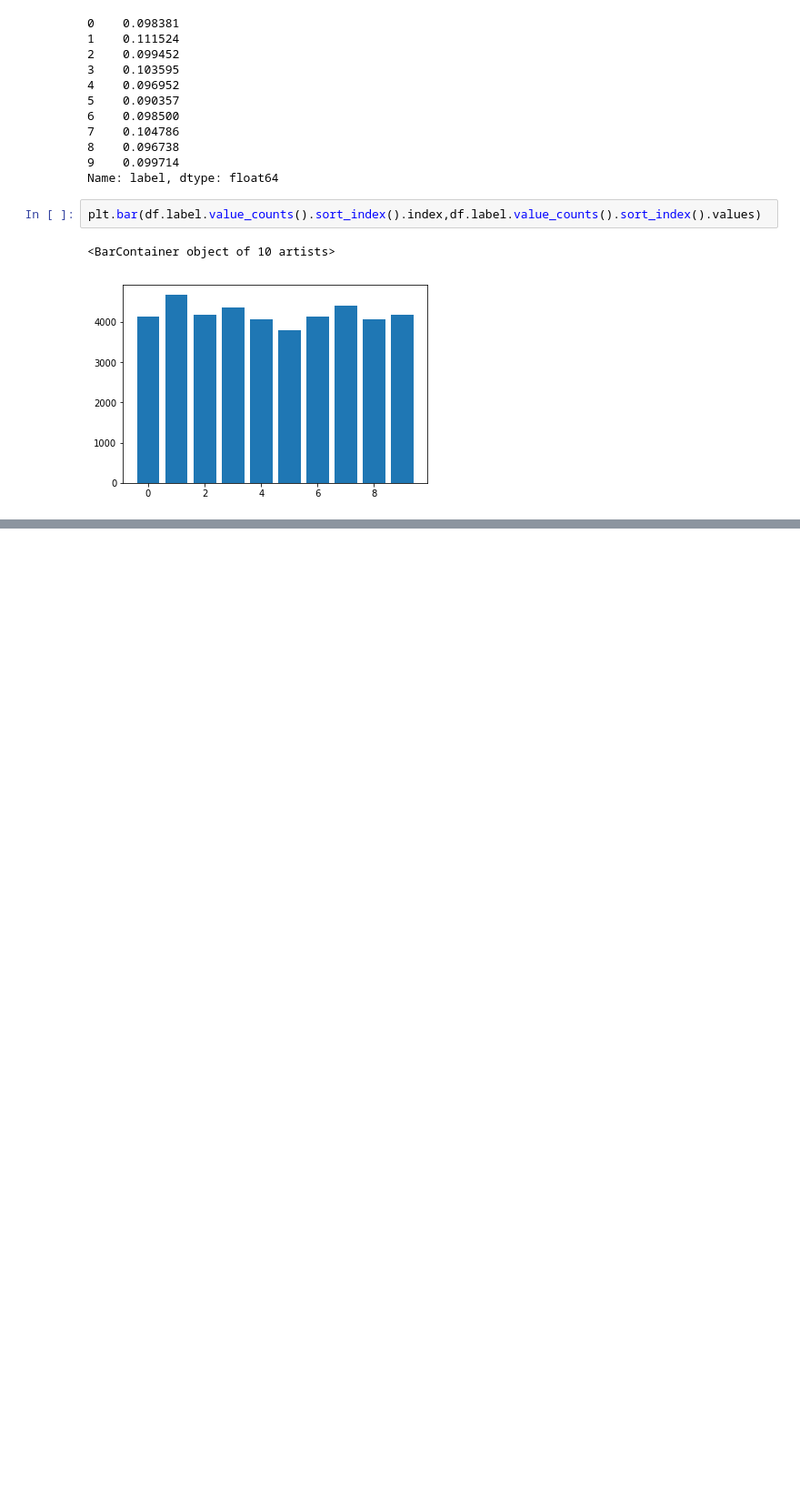
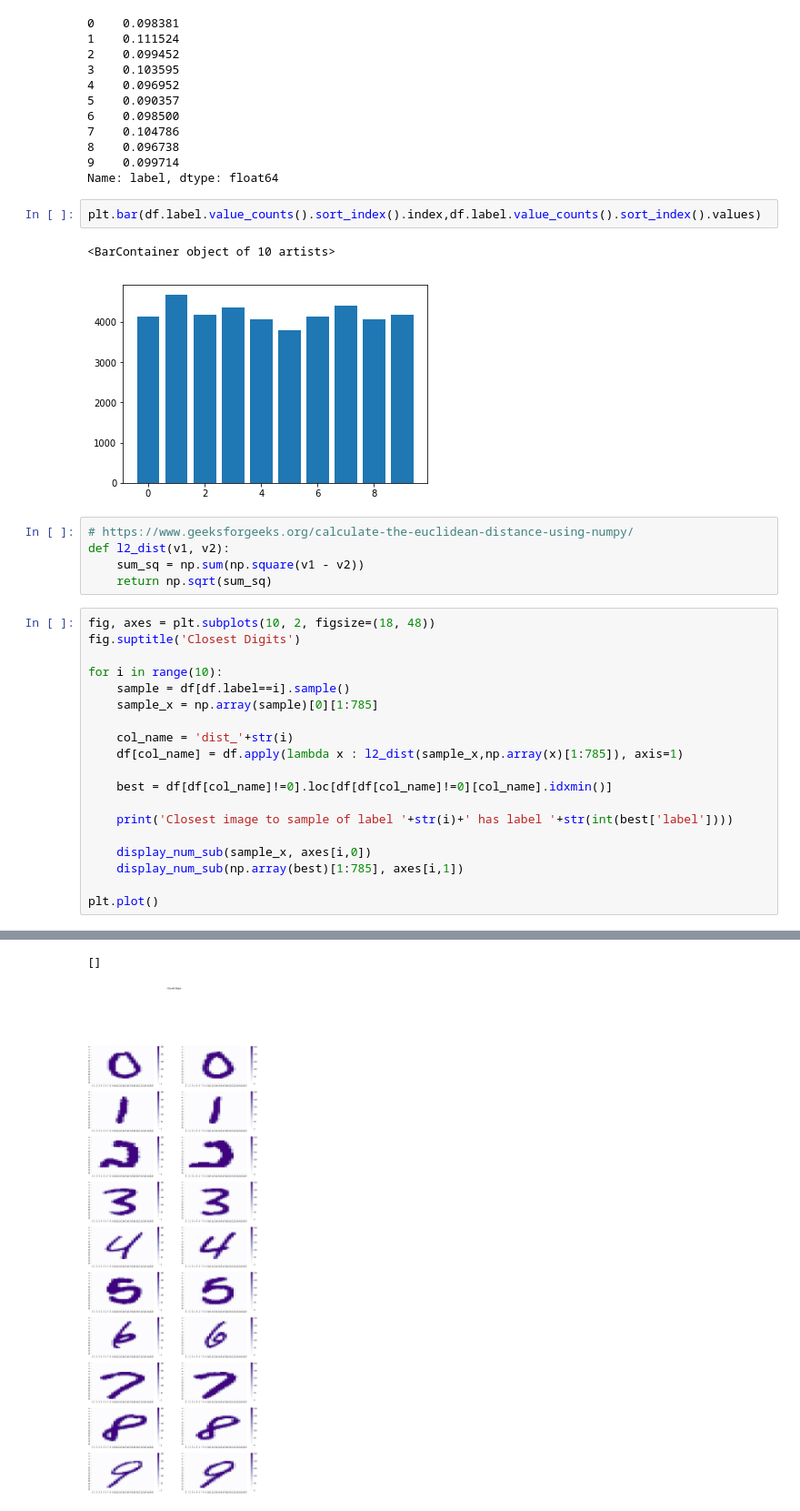
Before and after one commit to martinsun0/AML-assignments, a Jupyter notebook: hw1/hw1_part1.ipynb, the cells around one changed output, grey strips where cells are left out. Shown at 91% size. Drawn from its saved outputs; the diff is of its cells as text; blank space fills up the shorter version.

```diff
--- a/hw1/hw1_part1.ipynb
+++ b/hw1/hw1_part1.ipynb
@@ -62,3 +63,28 @@ plt.bar(df.label.value_counts().sort_index().index,df.label.value_counts().sort_
 # %% [output]
 <BarContainer object of 10 artists>
 [figure]
+# %%
+# https://www.geeksforgeeks.org/calculate-the-euclidean-distance-using-numpy/
+def l2_dist(v1, v2):
+    sum_sq = np.sum(np.square(v1 - v2))
+    return np.sqrt(sum_sq)
+# %%
+fig, axes = plt.subplots(10, 2, figsize=(18, 48))
+fig.suptitle('Closest Digits')
+
+for i in range(10):
+    sample = df[df.label==i].sample()
+    sample_x = np.array(sample)[0][1:785]
+
+    col_name = 'dist_'+str(i)
+    df[col_name] = df.apply(lambda x : l2_dist(sample_x,np.array(x)[1:785]), axis=1)
+
+    best = df[df[col_name]!=0].loc[df[df[col_name]!=0][col_name].idxmin()]
+
+    print('Closest image to sample of label '+str(i)+' has label '+str(int(best['label'])))
+
+    display_num_sub(sample_x, axes[i,0])
+    display_num_sub(np.array(best)[1:785], axes[i,1])
+
+plt.plot()
+# %% [output]
@@ -64,0 +101,2 @@ plt.bar(df.label.value_counts().sort_index().index,df.label.value_counts().sort_
+[]
+[figure, added]
```
Also changed, not shown: parts of 2 cells of this notebook.
